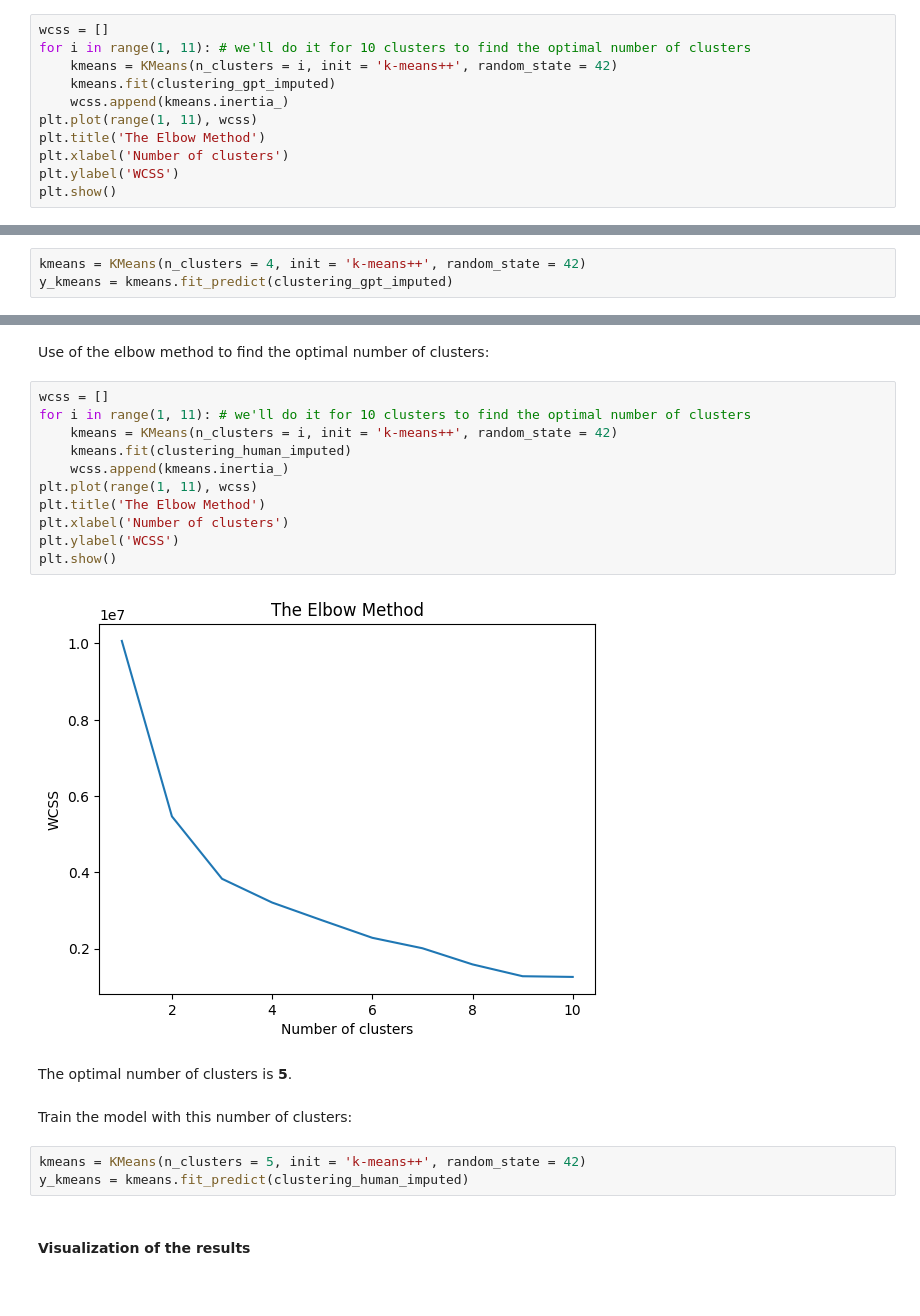
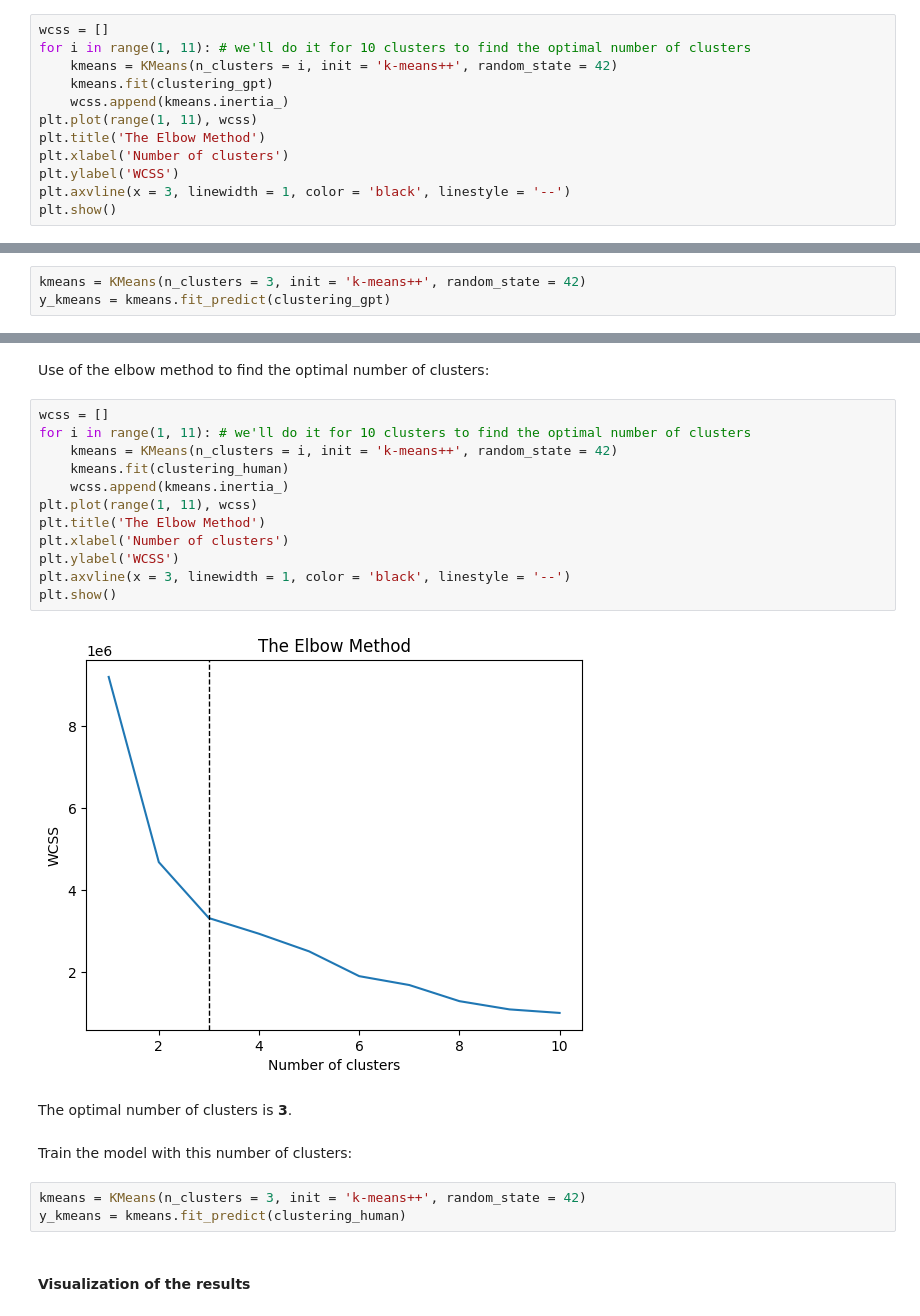
Before and after one commit to Mayra-N-S/CAS_ADS, a Jupyter notebook: Final Project/Assignment/CAS_Final_Project.ipynb, the cells around one changed output, grey strips where cells are left out. Saved outputs shown, nothing was run; the diff lists cells and outputs as text.

```diff
--- a/Final Project/Assignment/CAS_Final_Project.ipynb
+++ b/Final Project/Assignment/CAS_Final_Project.ipynb
@@ -875,11 +948,12 @@ Use of the elbow method to find the optimal number of clusters:
 wcss = []
 for i in range(1, 11): # we'll do it for 10 clusters to find the optimal number of clusters
     kmeans = KMeans(n_clusters = i, init = 'k-means++', random_state = 42)
-    kmeans.fit(clustering_gpt_imputed)
+    kmeans.fit(clustering_gpt)
     wcss.append(kmeans.inertia_)
 plt.plot(range(1, 11), wcss)
 plt.title('The Elbow Method')
 plt.xlabel('Number of clusters')
 plt.ylabel('WCSS')
+plt.axvline(x = 3, linewidth = 1, color = 'black', linestyle = '--')
 plt.show()
 # %% [output]
@@ -889,8 +963,8 @@ The optimal number of clusters is **4**.
 # %% [markdown]
 Train the model with this number of clusters:
 # %%
-kmeans = KMeans(n_clusters = 4, init = 'k-means++', random_state = 42)
-y_kmeans = kmeans.fit_predict(clustering_gpt_imputed)
+kmeans = KMeans(n_clusters = 3, init = 'k-means++', random_state = 42)
+y_kmeans = kmeans.fit_predict(clustering_gpt)
 # %% [markdown]
 #### Visualization of the results
 # %% [markdown]
@@ -1008,23 +1078,24 @@ Use of the elbow method to find the optimal number of clusters:
 # %%
 wcss = []
 for i in range(1, 11): # we'll do it for 10 clusters to find the optimal number of clusters
     kmeans = KMeans(n_clusters = i, init = 'k-means++', random_state = 42)
-    kmeans.fit(clustering_human_imputed)
+    kmeans.fit(clustering_human)
     wcss.append(kmeans.inertia_)
 plt.plot(range(1, 11), wcss)
 plt.title('The Elbow Method')
 plt.xlabel('Number of clusters')
 plt.ylabel('WCSS')
+plt.axvline(x = 3, linewidth = 1, color = 'black', linestyle = '--')
 plt.show()
 # %% [output]
-[figure, old version]
+[figure, new version]
 # %% [markdown]
-The optimal number of clusters is **5**.
+The optimal number of clusters is **3**.
 # %% [markdown]
 Train the model with this number of clusters:
 # %%
-kmeans = KMeans(n_clusters = 5, init = 'k-means++', random_state = 42)
-y_kmeans = kmeans.fit_predict(clustering_human_imputed)
+kmeans = KMeans(n_clusters = 3, init = 'k-means++', random_state = 42)
+y_kmeans = kmeans.fit_predict(clustering_human)
 # %% [markdown]
 #### Visualization of the results
 # %% [markdown]
```
Also changed, not shown: parts of 23 cells of this notebook.
